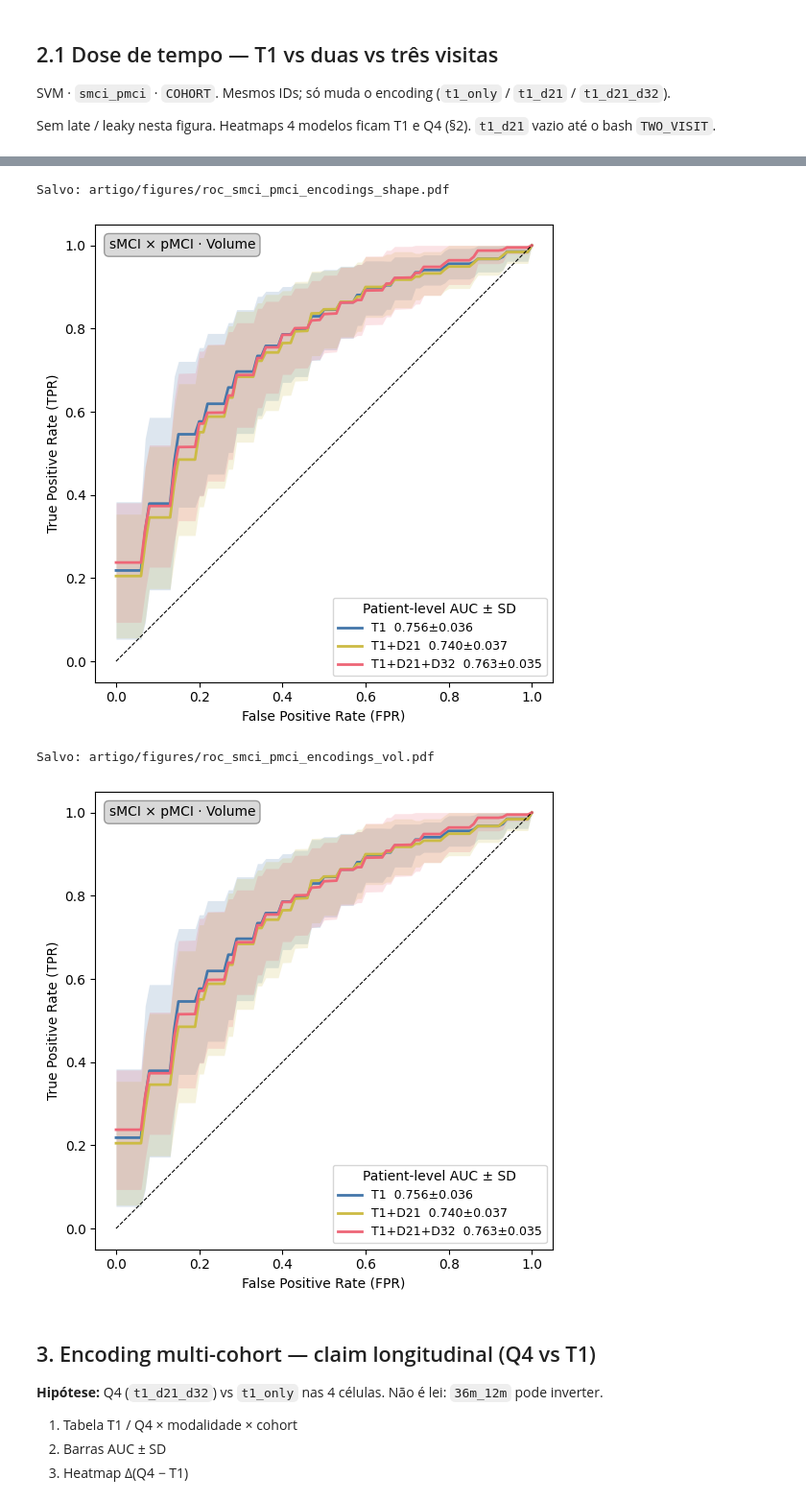
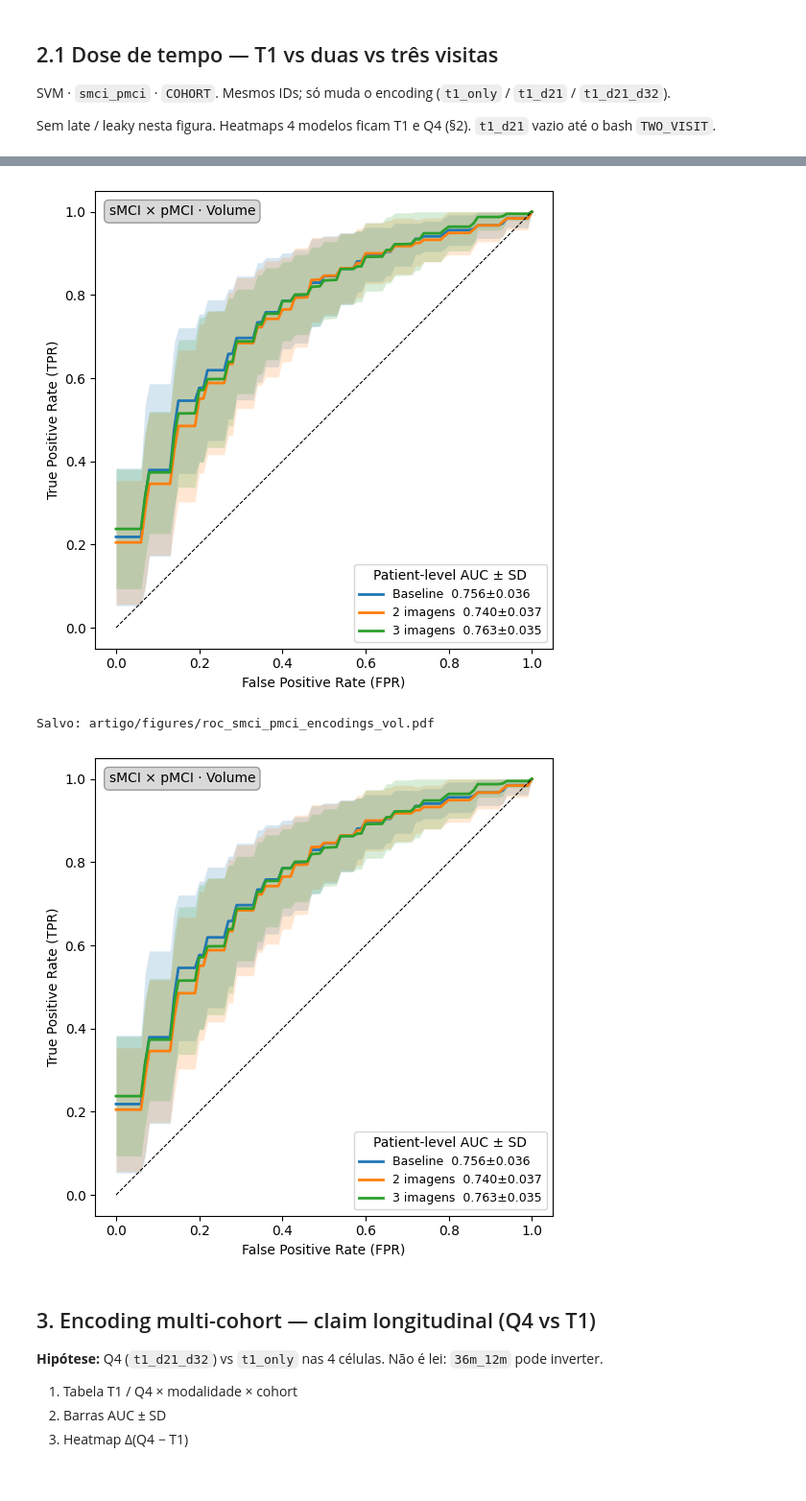
Before and after one commit to PauloMatheusGr/graphs, a Jupyter notebook: 6_results.ipynb, the cells around one changed output, grey strips where cells are left out. Shown at 96% size. Saved outputs shown, nothing was run; the diff lists cells and outputs as text; code cells hidden in the pictures.

```diff
--- a/6_results.ipynb
+++ b/6_results.ipynb
@@ -55,7 +55,7 @@ from ablation_analysis import (
 COHORT = "48m_6m"
 BASE = Path("csvs/cohorts") / COHORT
 SAVE_FIGS = True
-ARTIGO_DIR = Path("artigo")
+ARTIGO_DIR = Path("Artigo 1 pgirardi")
 FIG_DIR = ARTIGO_DIR / "figures"
 TABLE_DIR = ARTIGO_DIR / "tables"
 SUMMARY_PATH = BASE / "all_protocols_summary.csv"
@@ -759,9 +759,9 @@ SVM · `smci_pmci` · `COHORT`. Mesmos IDs; só muda o encoding (`t1_only` / `t1
 Sem late / leaky nesta figura. Heatmaps 4 modelos ficam T1 e Q4 (§2). `t1_d21` vazio até o bash `TWO_VISIT`.
 # %%
 ENC_SPECS = (
-    ("t1_only", "T1", ablation_t1),
-    ("t1_d21", "T1+D21", ablation_d21),
-    ("t1_d21_d32", "T1+D21+D32", ablation_q4),
+    ("t1_only", "Baseline", ablation_t1),
+    ("t1_d21", "2 imagens", ablation_d21),
+    ("t1_d21_d32", "3 imagens", ablation_q4),
 )
 ENC_COLORS = {"T1": "#4477AA", "T1+D21": "#CCBB44", "T1+D21+D32": "#EE6677"}
 
@@ -867,10 +867,10 @@ def plot_roc_encodings(specs, task: str, mod: str, *, fname: str) -> None:
     save_fig(fig, fname)
 
 
-plot_roc_encodings(
-    ENC_SPECS, CFG.task_primary, CFG.modality_primary,
-    fname=f"roc_{CFG.task_primary}_encodings_shape",
-)
+# plot_roc_encodings(
+#     ENC_SPECS, CFG.task_primary, CFG.modality_primary,
+#     fname=f"roc_{CFG.task_primary}_encodings_shape",
+# )
 plot_roc_encodings(
     ENC_SPECS, CFG.task_primary, "vol",
     fname=f"roc_{CFG.task_primary}_encodings_vol",
@@ -897,7 +890,6 @@ Salvo: artigo/figures/encoding_t1_d21_q4.pdf
+[figure, new version]
-Salvo: artigo/figures/roc_smci_pmci_encodings_shape.pdf
+Salvo: artigo/figures/roc_smci_pmci_encodings_vol.pdf
-[figure, old version]
-Salvo: artigo/figures/roc_smci_pmci_encodings_vol.pdf
-[figure, old version]
+[figure, new version]
 # %% [markdown]
 ## 3. Encoding multi-cohort — claim longitudinal (Q4 vs T1)
 
```
Also changed, not shown: parts of 4 cells of this notebook, 30 other files.
